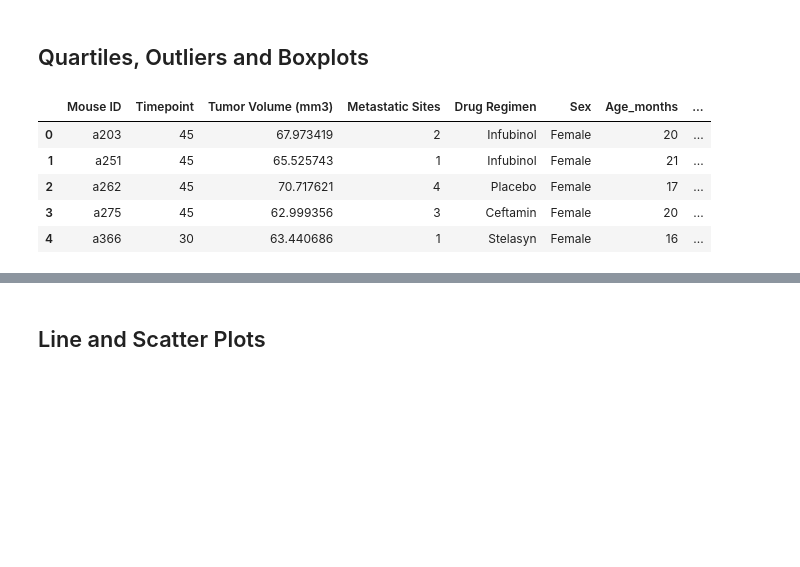
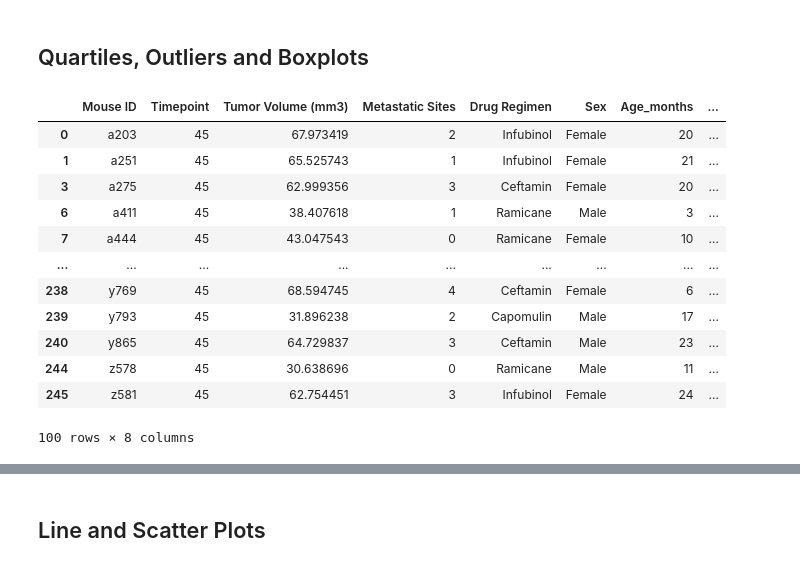
Before and after one commit to loucksjohn/matplotlib_homework, a Jupyter notebook: Pymaceuticals/pymaceuticals_starter.ipynb, the cells around one changed output, grey strips where cells are left out. Drawn from its saved outputs; the diff is of its cells as text; code cells hidden in the pictures; blank space fills up the shorter version.

```diff
--- a/Pymaceuticals/pymaceuticals_starter.ipynb
+++ b/Pymaceuticals/pymaceuticals_starter.ipynb
@@ -140,20 +146,30 @@ plt.show()
 # %%
 # Calculate the final tumor volume of each mouse across four of the treatment regimens:
 # Capomulin, Ramicane, Infubinol, and Ceftamin
 final_tumor = cleanmouse_df.groupby(["Mouse ID"])["Timepoint"].max()
 final_tumor=final_tumor.reset_index()
+four_drugs=["Capomulin", "Ramicane", "Infubinol", "Ceftamin"]
 
 
 # Start by getting the last (greatest) timepoint for each mouse
 
 
 # Merge this group df with the original dataframe to get the tumor volume at the last timepoint
 merged_mouse_df = pd.merge(final_tumor,cleanmouse_df, on=["Mouse ID","Timepoint"], how="left")
-merged_mouse_df.head()
+#merged_mouse_df.head()
+merged_mouse_df=merged_mouse_df.loc[merged_mouse_df["Drug Regimen"].isin(four_drugs)]
+merged_mouse_df
 # %% [output]
 |  | Mouse ID | Timepoint | Tumor Volume (mm3) | Metastatic Sites | Drug Regimen | Sex | Age_months | ... |
 | 0 | a203 | 45 | 67.973419 | 2 | Infubinol | Female | 20 | ... |
 | 1 | a251 | 45 | 65.525743 | 1 | Infubinol | Female | 21 | ... |
-| 2 | a262 | 45 | 70.717621 | 4 | Placebo | Female | 17 | ... |
 | 3 | a275 | 45 | 62.999356 | 3 | Ceftamin | Female | 20 | ... |
-| 4 | a366 | 30 | 63.440686 | 1 | Stelasyn | Female | 16 | ... |
+| 6 | a411 | 45 | 38.407618 | 1 | Ramicane | Male | 3 | ... |
+| 7 | a444 | 45 | 43.047543 | 0 | Ramicane | Female | 10 | ... |
+| ... | ... | ... | ... | ... | ... | ... | ... | ... |
+| 238 | y769 | 45 | 68.594745 | 4 | Ceftamin | Female | 6 | ... |
+| 239 | y793 | 45 | 31.896238 | 2 | Capomulin | Male | 17 | ... |
+| 240 | y865 | 45 | 64.729837 | 3 | Ceftamin | Male | 23 | ... |
+| 244 | z578 | 45 | 30.638696 | 0 | Ramicane | Male | 11 | ... |
+| 245 | z581 | 45 | 62.754451 | 3 | Infubinol | Female | 24 | ... |
+100 rows × 8 columns
```
Also changed, not shown: parts of 8 cells of this notebook.
